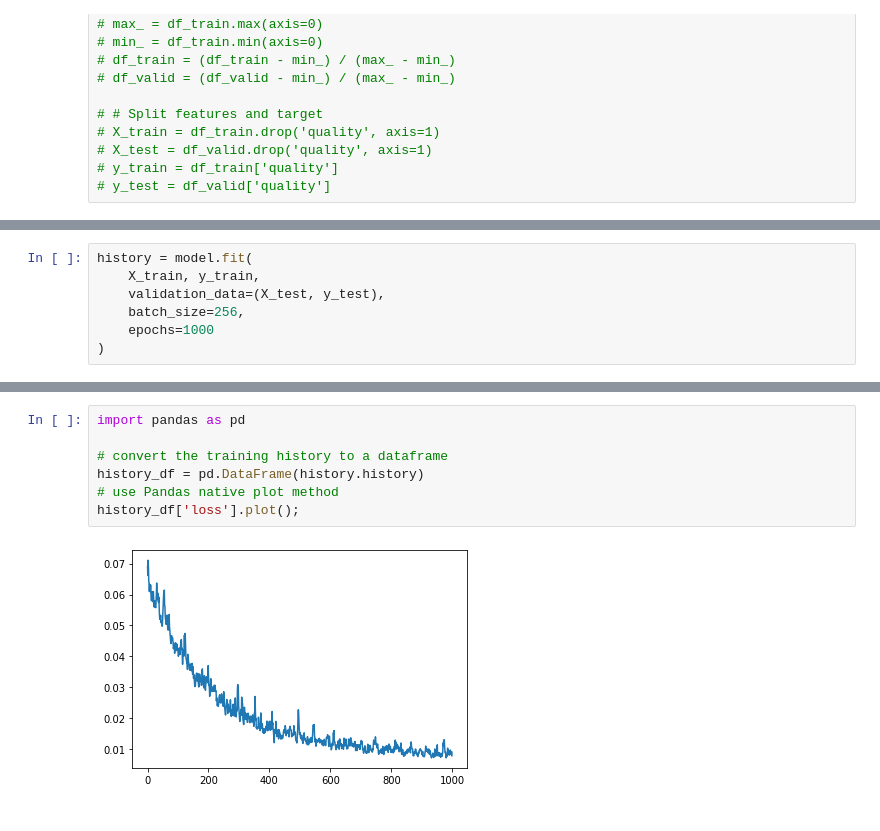
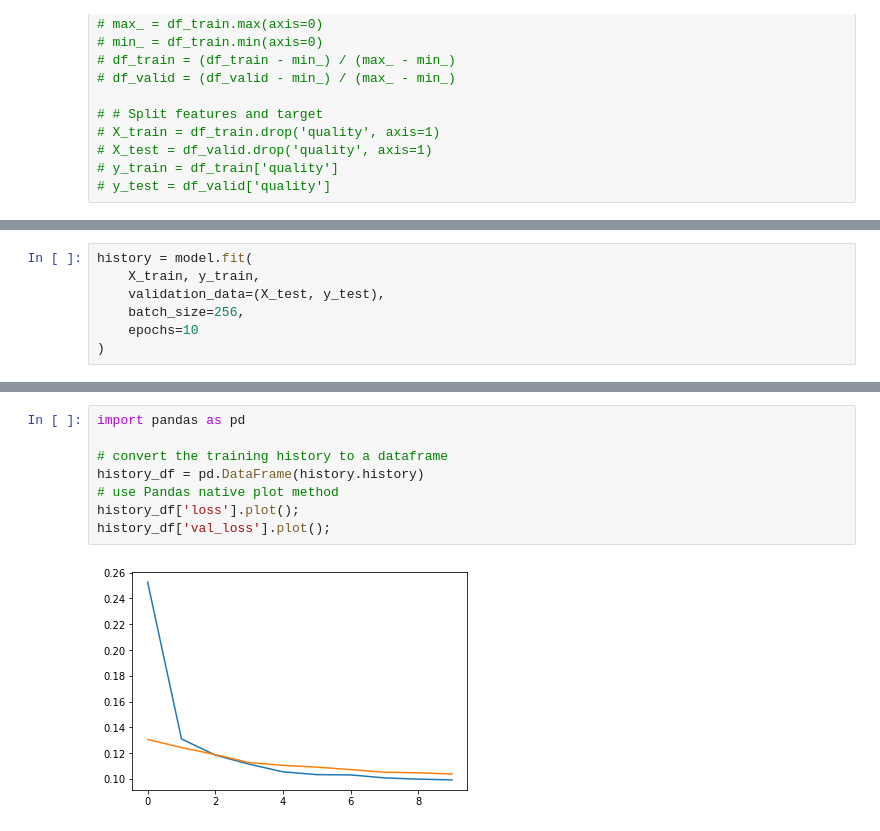
Before and after one commit to lloydhamilton/kaggle_projects, a Jupyter notebook: deep_learning_tutorial/deep_learning_101.ipynb, the cells around one changed output, grey strips where cells are left out. Saved outputs shown, nothing was run; the diff lists cells and outputs as text.

```diff
--- a/deep_learning_tutorial/deep_learning_101.ipynb
+++ b/deep_learning_tutorial/deep_learning_101.ipynb
@@ -144,6 +128,6 @@ history = model.fit(
     X_train, y_train,
     validation_data=(X_test, y_test),
     batch_size=256,
-    epochs=1000
+    epochs=10
 )
 # %% [output]
@@ -167,9 +154,10 @@ Epoch 1000/1000
 # %%
 import pandas as pd
 
 # convert the training history to a dataframe
 history_df = pd.DataFrame(history.history)
 # use Pandas native plot method
 history_df['loss'].plot();
+history_df['val_loss'].plot();
 # %% [output]
-[figure, old version]
+[figure, new version]
```
Also changed, not shown: parts of 10 cells of this notebook.
